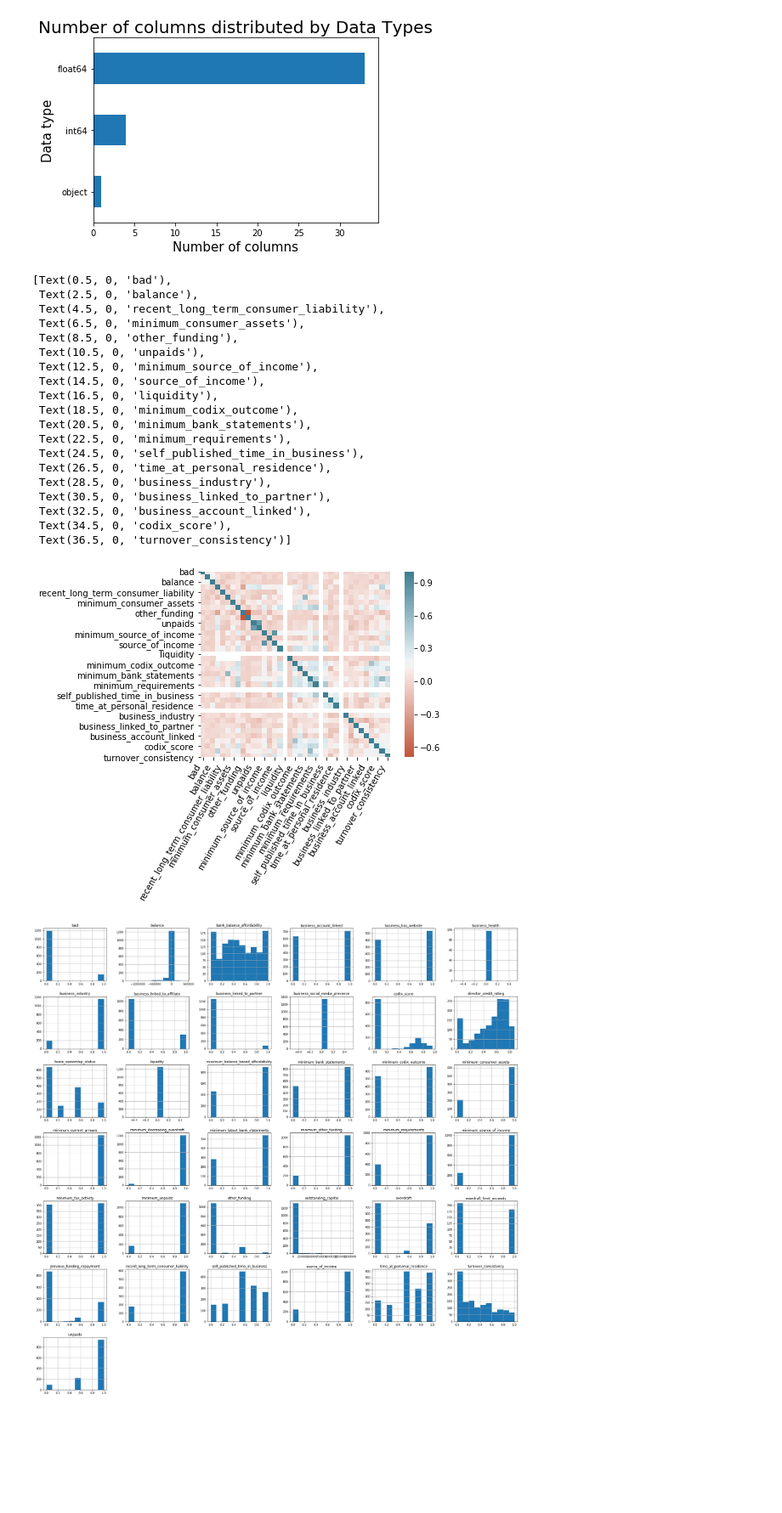
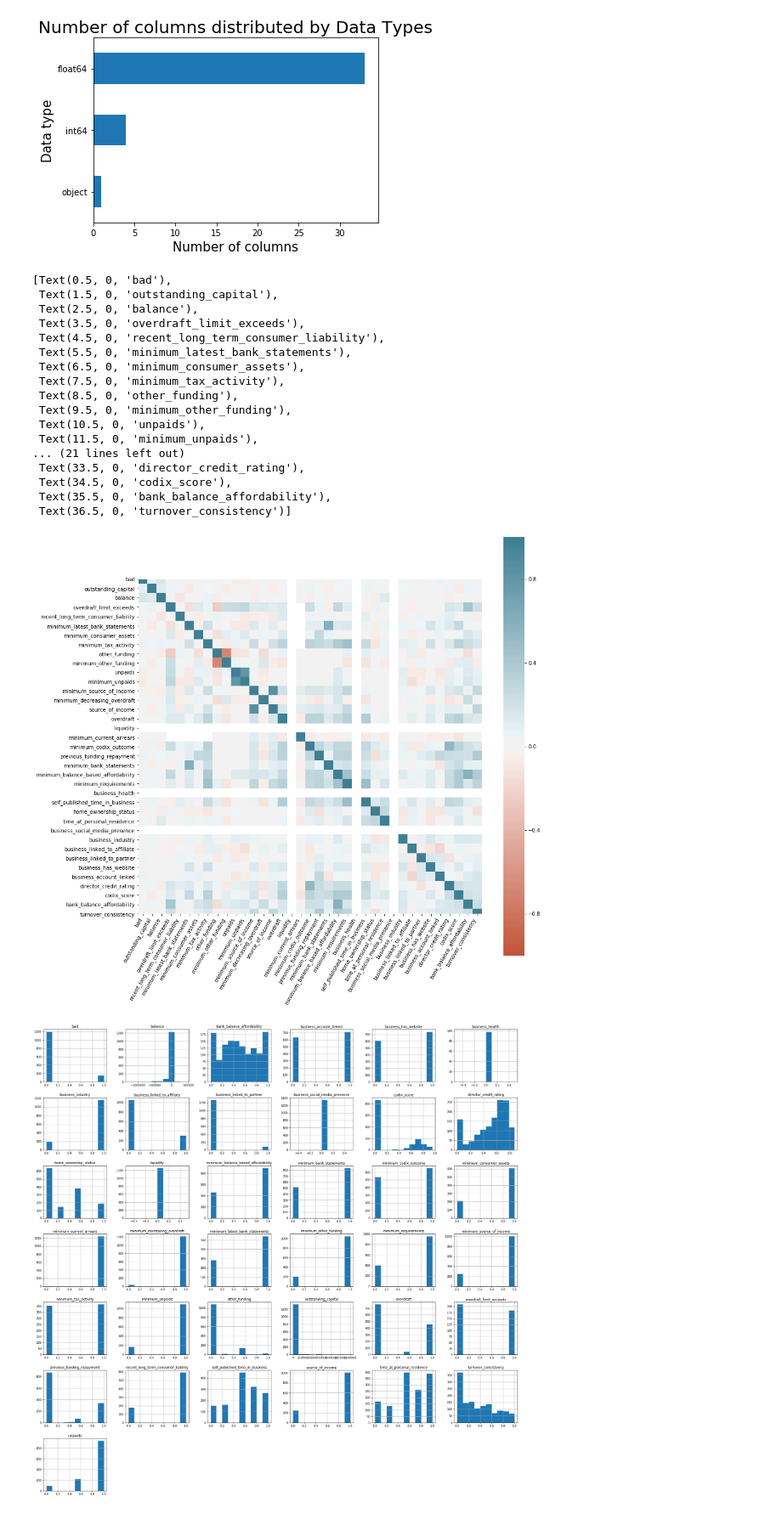
Before and after one commit to vnguye12/vy_capstone1, a Jupyter notebook: Capstone1.ipynb, the cells around one changed output. Shown at 85% size. Cells and saved outputs as stored; diff of their text form; code cells hidden in the pictures; blank space fills up the shorter version.

```diff
--- a/Capstone1.ipynb
+++ b/Capstone1.ipynb
@@ -129,29 +129,28 @@ Text(0, 0.5, 'Data type')
 [figure]
 # %%
 corr=df.corr()
-ax=sns.heatmap(corr,cmap=sns.diverging_palette(20,220,n=200),square=True)
+fig, ax = plt.subplots(figsize=(15,15))
+ax=sns.heatmap(corr,vmin=-1,vmax=1,center=0,cmap=sns.diverging_palette(20,220,n=200),square=True)
 ax.set_xticklabels(ax.get_xticklabels(),rotation=60,horizontalalignment='right')
 # %% [output]
 [Text(0.5, 0, 'bad'),
+ Text(1.5, 0, 'outstanding_capital'),
  Text(2.5, 0, 'balance'),
+ Text(3.5, 0, 'overdraft_limit_exceeds'),
  Text(4.5, 0, 'recent_long_term_consumer_liability'),
+ Text(5.5, 0, 'minimum_latest_bank_statements'),
  Text(6.5, 0, 'minimum_consumer_assets'),
+ Text(7.5, 0, 'minimum_tax_activity'),
  Text(8.5, 0, 'other_funding'),
+ Text(9.5, 0, 'minimum_other_funding'),
  Text(10.5, 0, 'unpaids'),
- Text(12.5, 0, 'minimum_source_of_income'),
- Text(14.5, 0, 'source_of_income'),
- Text(16.5, 0, 'liquidity'),
- Text(18.5, 0, 'minimum_codix_outcome'),
- Text(20.5, 0, 'minimum_bank_statements'),
- Text(22.5, 0, 'minimum_requirements'),
- Text(24.5, 0, 'self_published_time_in_business'),
- Text(26.5, 0, 'time_at_personal_residence'),
- Text(28.5, 0, 'business_industry'),
- Text(30.5, 0, 'business_linked_to_partner'),
- Text(32.5, 0, 'business_account_linked'),
+ Text(11.5, 0, 'minimum_unpaids'),
+... (21 lines left out)
+ Text(33.5, 0, 'director_credit_rating'),
  Text(34.5, 0, 'codix_score'),
+ Text(35.5, 0, 'bank_balance_affordability'),
  Text(36.5, 0, 'turnover_consistency')]
-[figure, old version]
+[figure, new version]
 # %%
 df.hist(figsize=(30,30))
 plt.figure()
```
